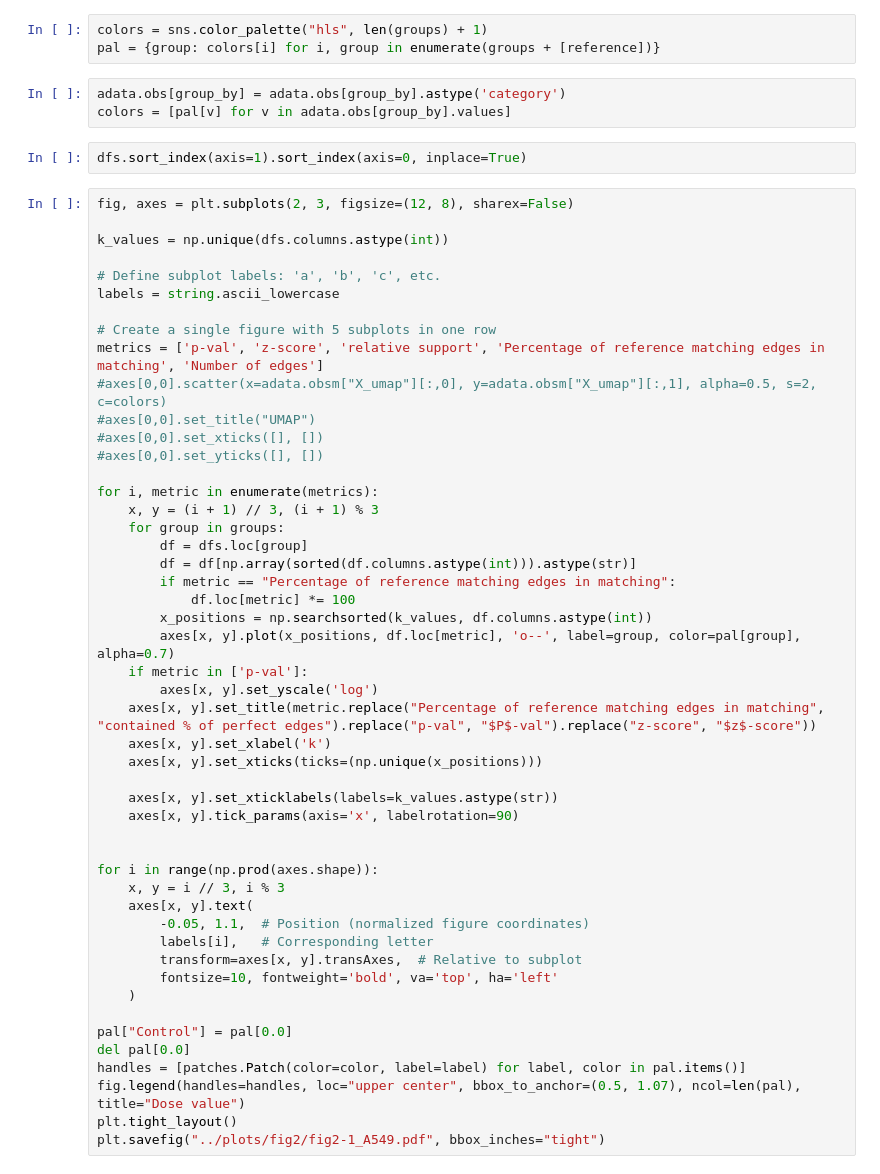
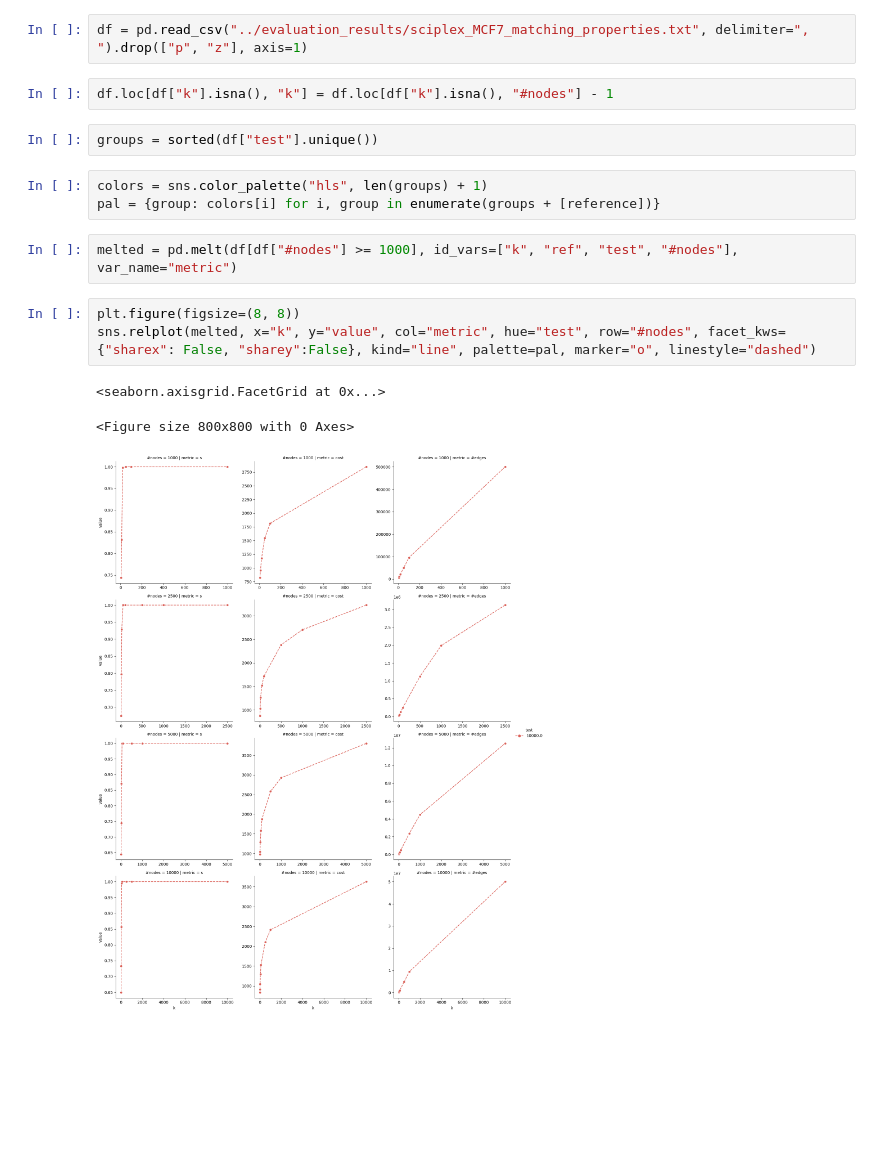
Before and after one commit to bionetslab/scXMatch_paper, a Jupyter notebook: notebooks/fig2a.ipynb, the cells around one changed output. Drawn from its saved outputs; the diff is of its cells as text; blank space fills up the shorter version.

```diff
--- a/notebooks/fig2a.ipynb
+++ b/notebooks/fig2a.ipynb
@@ -124,57 +25,18 @@ dfs.columns
+# %%
+df = pd.read_csv("../evaluation_results/sciplex_MCF7_matching_properties.txt", delimiter=", ").drop(["p", "z"], axis=1)
+# %%
+df.loc[df["k"].isna(), "k"] = df.loc[df["k"].isna(), "#nodes"] - 1
+# %%
+groups = sorted(df["test"].unique())
 # %%
 colors = sns.color_palette("hls", len(groups) + 1)
 pal = {group: colors[i] for i, group in enumerate(groups + [reference])}
-# %%
-adata.obs[group_by] = adata.obs[group_by].astype('category')
-colors = [pal[v] for v in adata.obs[group_by].values]
-# %%
-dfs.sort_index(axis=1).sort_index(axis=0, inplace=True)
-# %%
-fig, axes = plt.subplots(2, 3, figsize=(12, 8), sharex=False)
-
-k_values = np.unique(dfs.columns.astype(int))
-
-# Define subplot labels: 'a', 'b', 'c', etc.
-labels = string.ascii_lowercase
-
-# Create a single figure with 5 subplots in one row
-metrics = ['p-val', 'z-score', 'relative support', 'Percentage of reference matching edges in matching', 'Number of edges']
-#axes[0,0].scatter(x=adata.obsm["X_umap"][:,0], y=adata.obsm["X_umap"][:,1], alpha=0.5, s=2, c=colors)
-#axes[0,0].set_title("UMAP")
-#axes[0,0].set_xticks([], [])
-#axes[0,0].set_yticks([], [])
-
-for i, metric in enumerate(metrics):
-    x, y = (i + 1) // 3, (i + 1) % 3
-    for group in groups:
-        df = dfs.loc[group]
-        df = df[np.array(sorted(df.columns.astype(int))).astype(str)]
-        if metric == "Percentage of reference matching edges in matching":
-            df.loc[metric] *= 100
-        x_positions = np.searchsorted(k_values, df.columns.astype(int))
-        axes[x, y].plot(x_positions, df.loc[metric], 'o--', label=group, color=pal[group], alpha=0.7)
-    if metric in ['p-val']:
-        axes[x, y].set_yscale('log')
-    axes[x, y].set_title(metric.replace("Percentage of reference matching edges in matching", "contained % of perfect edges").replace("p-val", "$P$-val").replace("z-score", "$z$-score"))
-    axes[x, y].set_xlabel('k')
-    axes[x, y].set_xticks(ticks=(np.unique(x_positions)))
-
-    axes[x, y].set_xticklabels(labels=k_values.astype(str))
-    axes[x, y].tick_params(axis='x', labelrotation=90)
-
-
-for i in range(np.prod(axes.shape)):
-    x, y = i // 3, i % 3
-    axes[x, y].text(
-        -0.05, 1.1,  # Position (normalized figure coordinates)
-        labels[i],   # Corresponding letter
-        transform=axes[x, y].transAxes,  # Relative to subplot
-        fontsize=10, fontweight='bold', va='top', ha='left'
-    )
-
-pal["Control"] = pal[0.0]
-del pal[0.0]
-handles = [patches.Patch(color=color, label=label) for label, color in pal.items()]
-fig.legend(handles=handles, loc="upper center", bbox_to_anchor=(0.5, 1.07), ncol=len(pal), title="Dose value")
-plt.tight_layout()
-plt.savefig("../plots/fig2/fig2-1_A549.pdf", bbox_inches="tight")
+# %%
+melted = pd.melt(df[df["#nodes"] >= 1000], id_vars=["k", "ref", "test", "#nodes"], var_name="metric")
+# %%
+plt.figure(figsize=(8, 8))
+sns.relplot(melted, x="k", y="value", col="metric", hue="test", row="#nodes", facet_kws={"sharex": False, "sharey":False}, kind="line", palette=pal, marker="o", linestyle="dashed")
+# %% [output]
+<seaborn.axisgrid.FacetGrid at 0x...>
+<Figure size 800x800 with 0 Axes>
+[figure, added]
```
Also changed, not shown: parts of 20 cells of this notebook, 2 other files.
